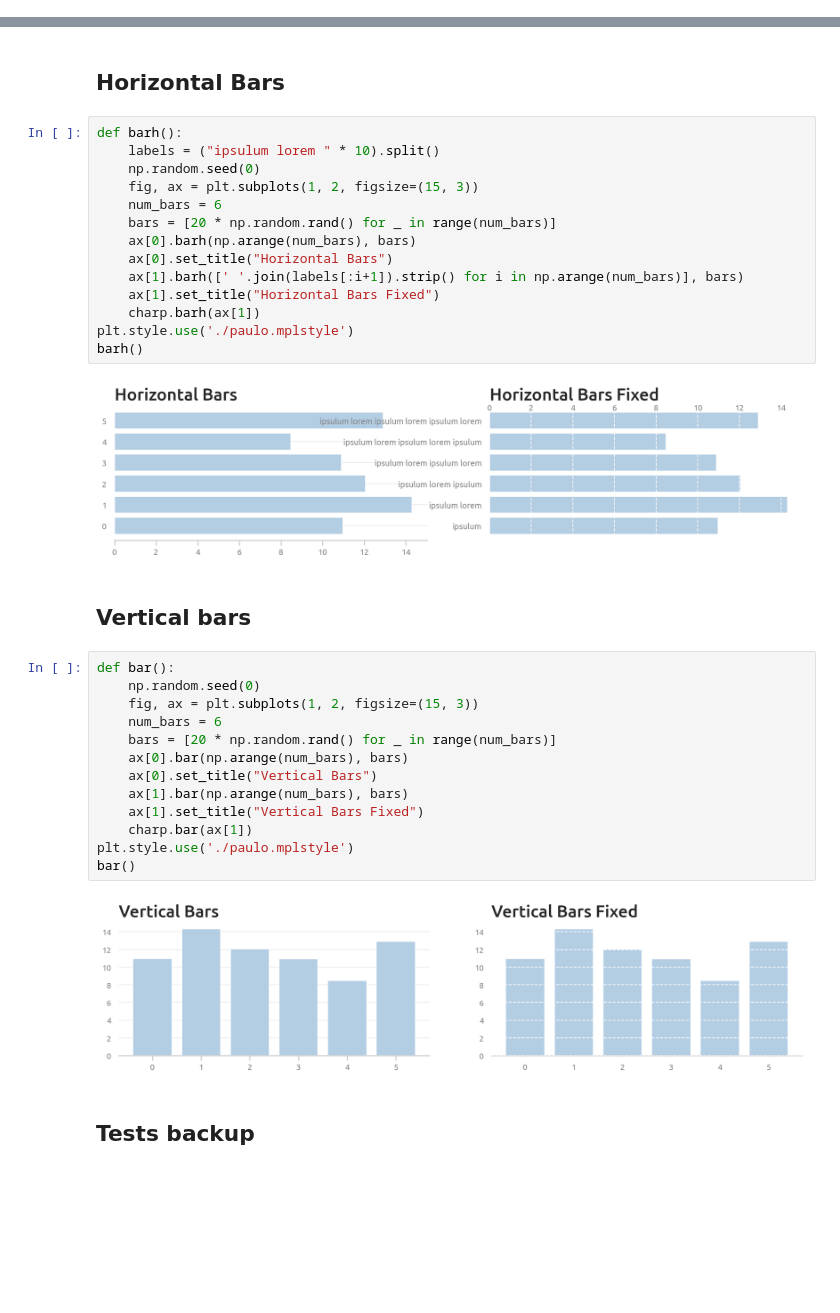
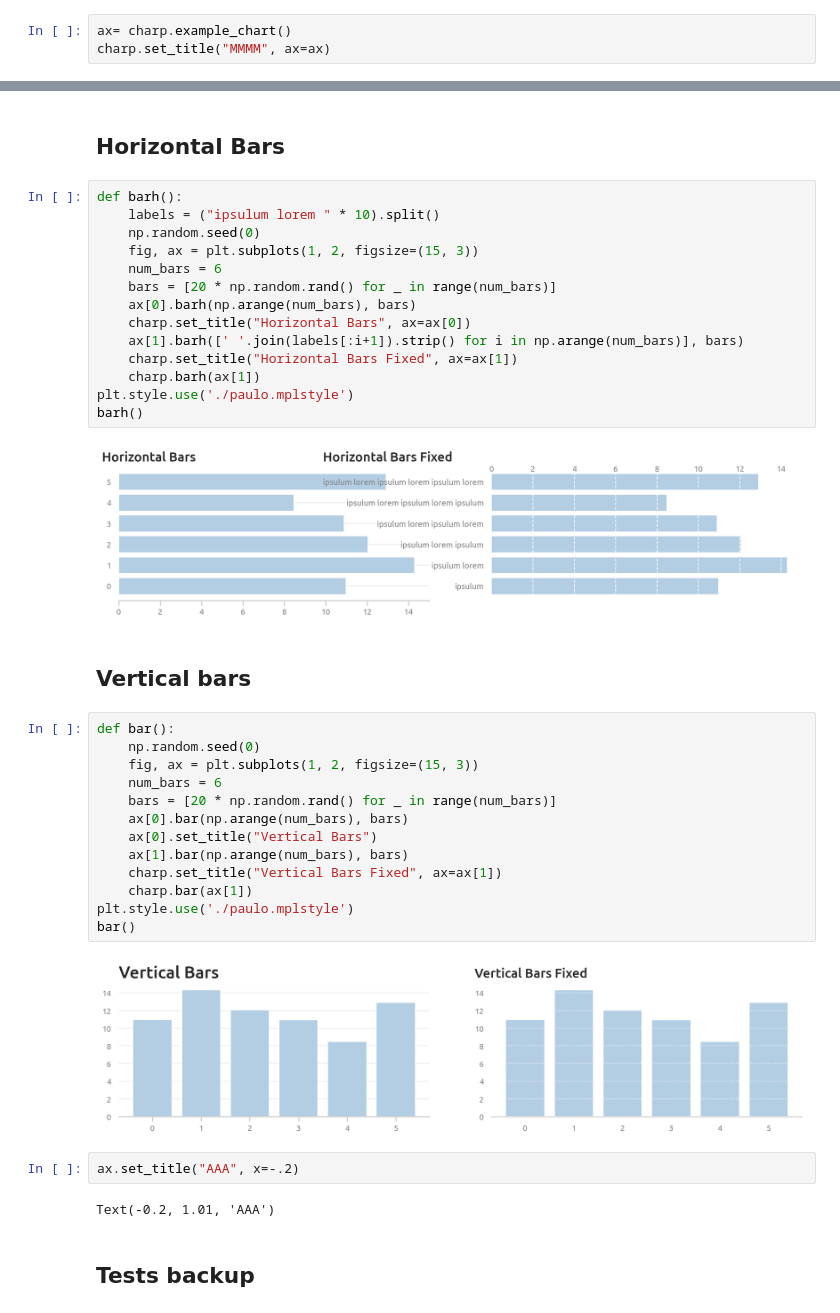
Before and after one commit to pauloneves/charp, a Jupyter notebook: plots.ipynb, the cells around one changed output, grey strips where cells are left out. Cells and saved outputs as stored; diff of their text form; blank space fills up the shorter version.

Commit message:
Fix axes title positioning

```diff
--- a/plots.ipynb
+++ b/plots.ipynb
@@ -66,0 +71,3 @@ import charp
+# %%
+ax= charp.example_chart()
+charp.set_title("MMMM", ax=ax)
@@ -69,19 +79,19 @@ import charp
 # %%
 def barh():
     labels = ("ipsulum lorem " * 10).split()
     np.random.seed(0)
     fig, ax = plt.subplots(1, 2, figsize=(15, 3))
     num_bars = 6
     bars = [20 * np.random.rand() for _ in range(num_bars)]
     ax[0].barh(np.arange(num_bars), bars)
-    ax[0].set_title("Horizontal Bars")
+    charp.set_title("Horizontal Bars", ax=ax[0])
     ax[1].barh([' '.join(labels[:i+1]).strip() for i in np.arange(num_bars)], bars)
-    ax[1].set_title("Horizontal Bars Fixed")
+    charp.set_title("Horizontal Bars Fixed", ax=ax[1])
     charp.barh(ax[1])
 plt.style.use('./paulo.mplstyle')
 barh()
 # %% [output]
-[figure, old version]
+[figure, new version]
 # %% [markdown]
 ## Vertical bars
 # %%
@@ -93,12 +103,16 @@ def bar():
     ax[0].bar(np.arange(num_bars), bars)
     ax[0].set_title("Vertical Bars")
     ax[1].bar(np.arange(num_bars), bars)
-    ax[1].set_title("Vertical Bars Fixed")
+    charp.set_title("Vertical Bars Fixed", ax=ax[1])
     charp.bar(ax[1])
 plt.style.use('./paulo.mplstyle')
 bar()
 # %% [output]
-[figure, old version]
+[figure, new version]
+# %%
+ax.set_title("AAA", x=-.2)
+# %% [output]
+Text(-0.2, 1.01, 'AAA')
 # %% [markdown]
 ## Tests backup
 # %%
```
Also changed, not shown: parts of 9 cells of this notebook, 1 other file.
